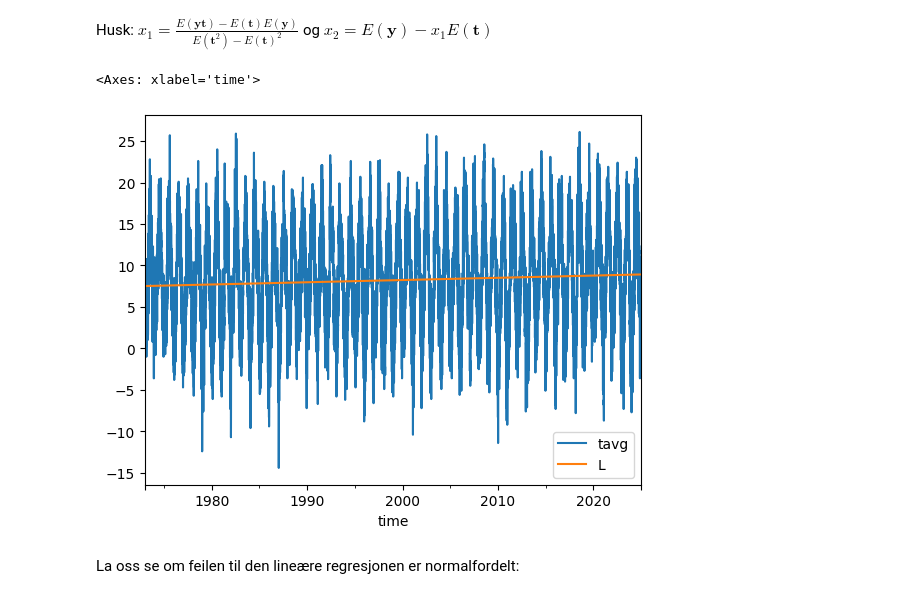
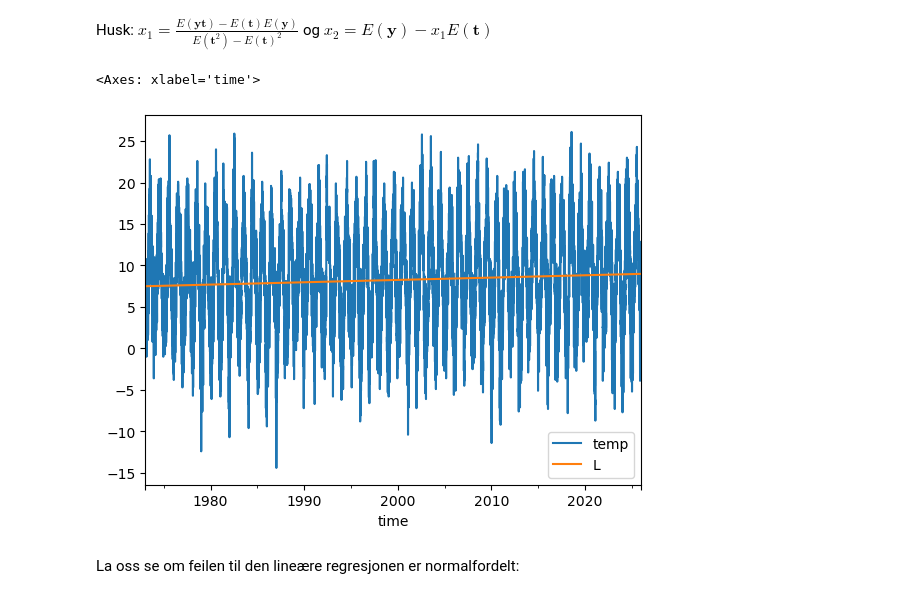
Before and after one commit to mbr085/V26MAT102, a Jupyter notebook: notebooks/uke15/testhelding.ipynb, the cells around one changed output. Drawn from its saved outputs; the diff is of its cells as text; code cells hidden in the pictures.

```diff
--- a/notebooks/uke15/testhelding.ipynb
+++ b/notebooks/uke15/testhelding.ipynb
@@ -73,8 +76,8 @@ from datetime import datetime, timedelta
 # Vi henter inn hele kalenderår.
 
 start = datetime(1973, 1, 1)
-end = datetime(2024, 12, 31)
+end = datetime(2025, 12, 31)
 # %%
 # Målestasjon Florida Bergen
-data = meteostat.Daily('01317', start, end)
+data = meteostat.daily('01317', start, end)
 data = data.fetch()
@@ -91,7 +111,7 @@ end = data.index[-1]
 #Vi leser inn tiden talt i dager fra første måling
 t = (np.array(data.index) - np.array(data.index)[0]).astype(np.timedelta64(1, 'D')).astype(float)[:, None]
 # %%
-y = data['tavg'].values[:, None].astype(float)
+y = data['temp'].values[:, None].astype(float)
 # %%
 A = np.ones((t.size, 2))
 A[:, 0] = t[:, 0]
@@ -119,9 +139,9 @@ L= xx1 * t + xx2
 # Legger regresjonslinjen inn i pandas dataframe
 data['L'] = L
 # %%
-data.plot(y=['tavg', 'L'])
+data.plot(y=['temp', 'L'])
 # %% [output]
 <Axes: xlabel='time'>
-[figure, old version]
+[figure, new version]
 # %% [markdown]
 La oss se om feilen til den lineære regresjonen er normalfordelt:
```
Also changed, not shown: parts of 11 cells of this notebook, 12 other files.
